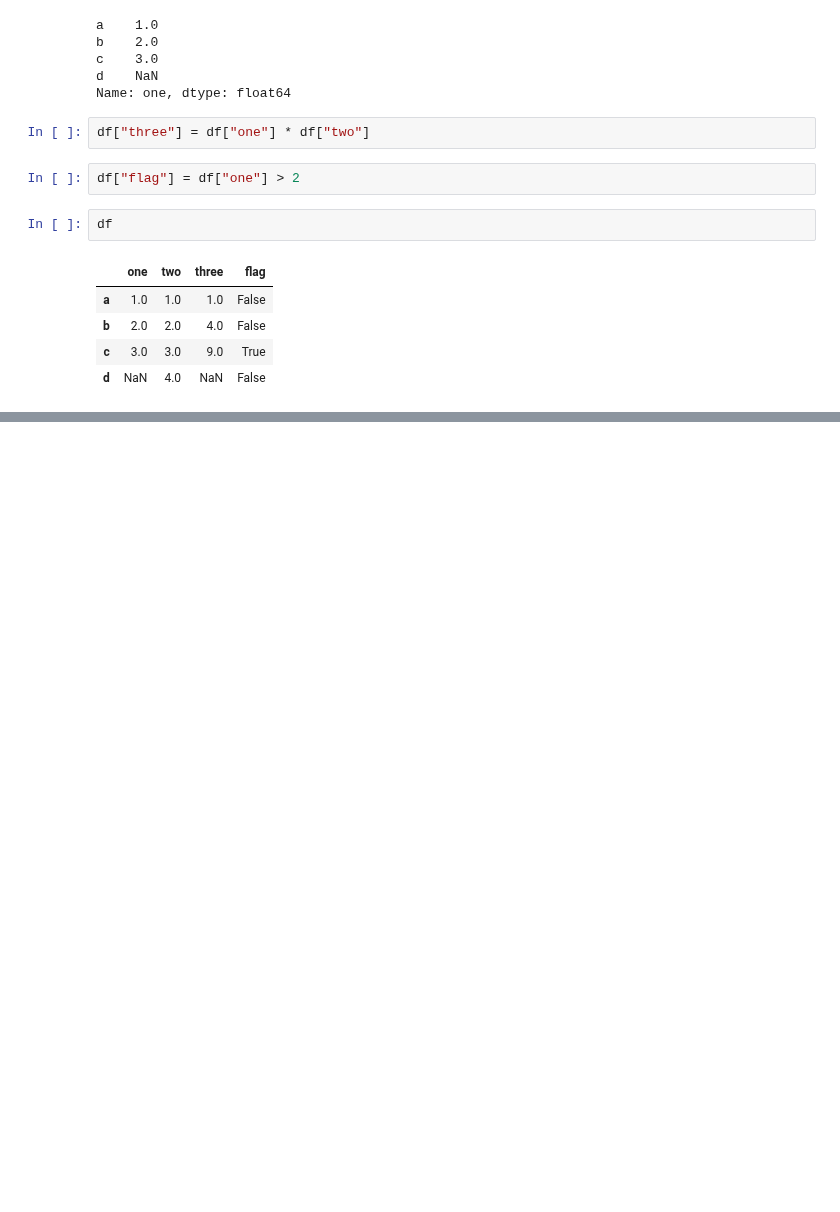
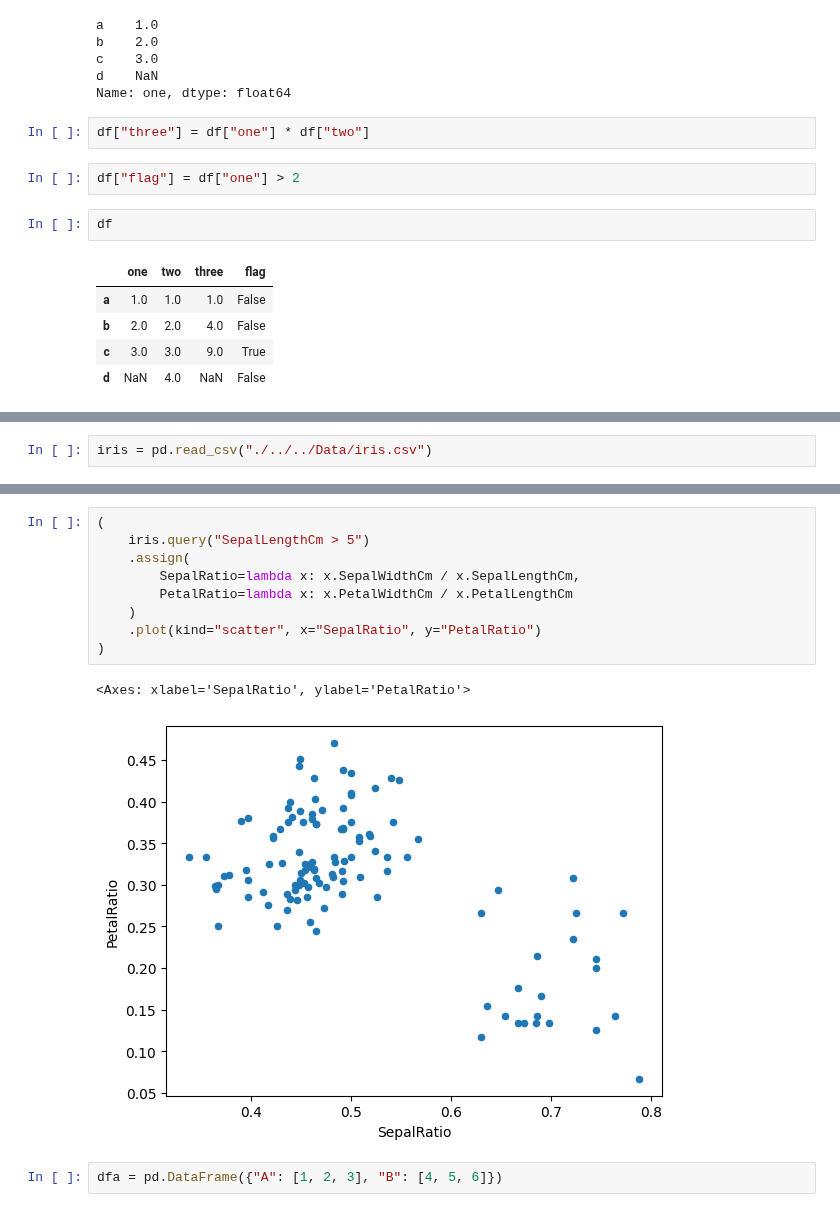
Before and after one commit to enfycius/ML-Notes, a Jupyter notebook: Data Analysis/Data Frame/Data_Frame.ipynb, the cells around one changed output, grey strips where cells are left out. Drawn from its saved outputs; the diff is of its cells as text; blank space fills up the shorter version.

Commit message:
DataFrame: Assign

```diff
--- a/Data Analysis/Data Frame/Data_Frame.ipynb
+++ b/Data Analysis/Data Frame/Data_Frame.ipynb
@@ -143,0 +210,2 @@ df
+# %%
+iris = pd.read_csv("./../../Data/iris.csv")
@@ -143,0 +255,14 @@ df
+# %%
+(
+    iris.query("SepalLengthCm > 5")
+    .assign(
+        SepalRatio=lambda x: x.SepalWidthCm / x.SepalLengthCm,
+        PetalRatio=lambda x: x.PetalWidthCm / x.PetalLengthCm
+    )
+    .plot(kind="scatter", x="SepalRatio", y="PetalRatio")
+)
+# %% [output]
+<Axes: xlabel='SepalRatio', ylabel='PetalRatio'>
+[figure, added]
+# %%
+dfa = pd.DataFrame({"A": [1, 2, 3], "B": [4, 5, 6]})
```
Also changed, not shown: parts of 20 cells of this notebook.
